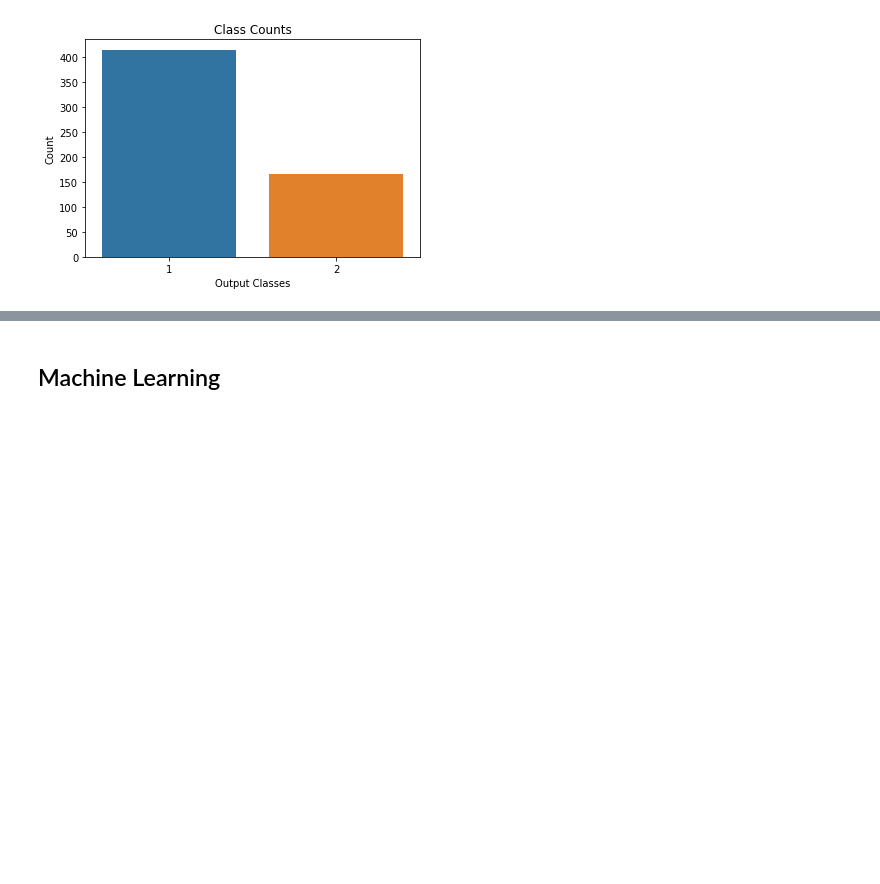
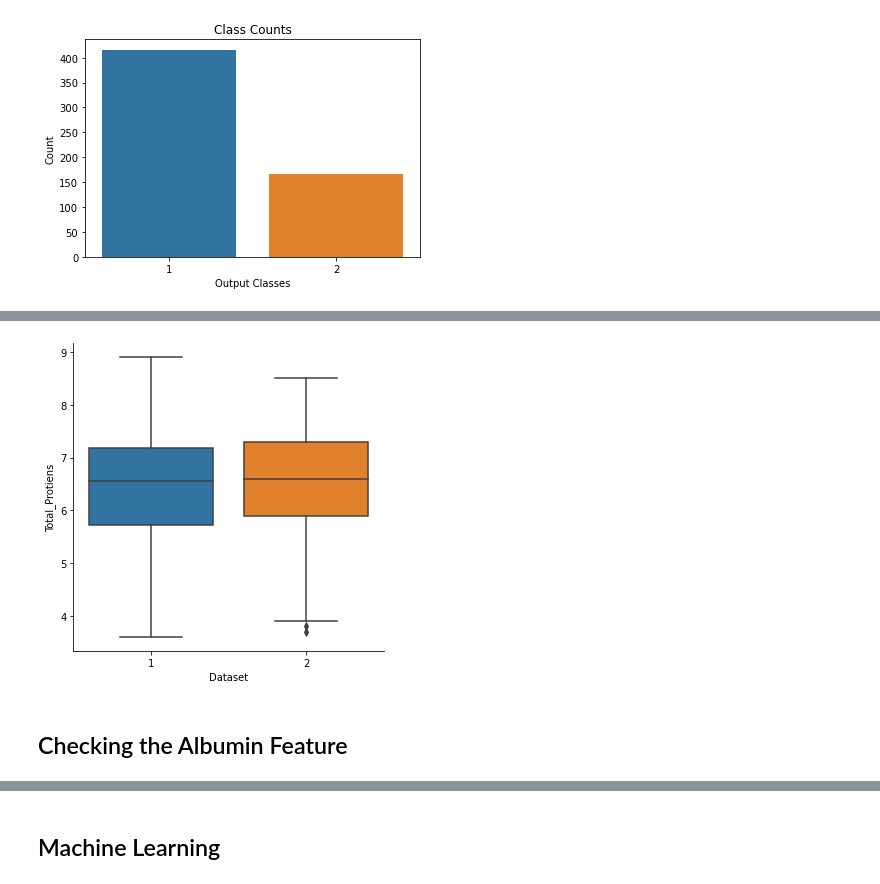
Before and after one commit to anky008/KaggleProjects, a Jupyter notebook: IndianLiverPatientClassifier/liver-patient-analysis.ipynb, the cells around one changed output, grey strips where cells are left out. Saved outputs shown, nothing was run; the diff lists cells and outputs as text; code cells hidden in the pictures; blank space fills up the shorter version.

```diff
--- a/IndianLiverPatientClassifier/liver-patient-analysis.ipynb
+++ b/IndianLiverPatientClassifier/liver-patient-analysis.ipynb
@@ -95,0 +136,7 @@ plt.show()
+# %%
+sns.catplot(x='Dataset',y='Total_Protiens',data=df1,kind='box')
+plt.show()
+# %% [output]
+[figure, added]
+# %% [markdown]
+## Checking the Albumin Feature
```
Also changed, not shown: parts of 51 cells of this notebook.
